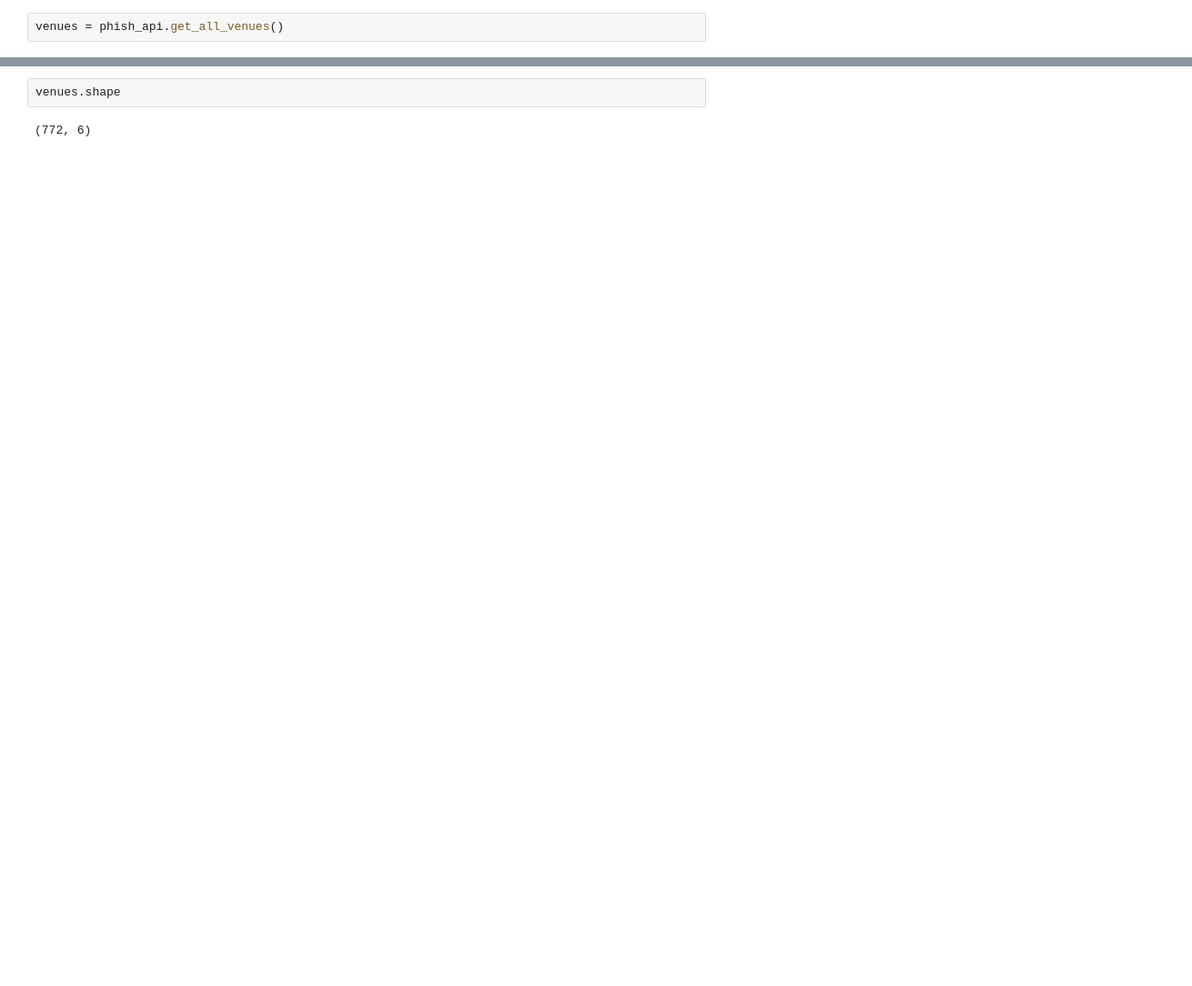
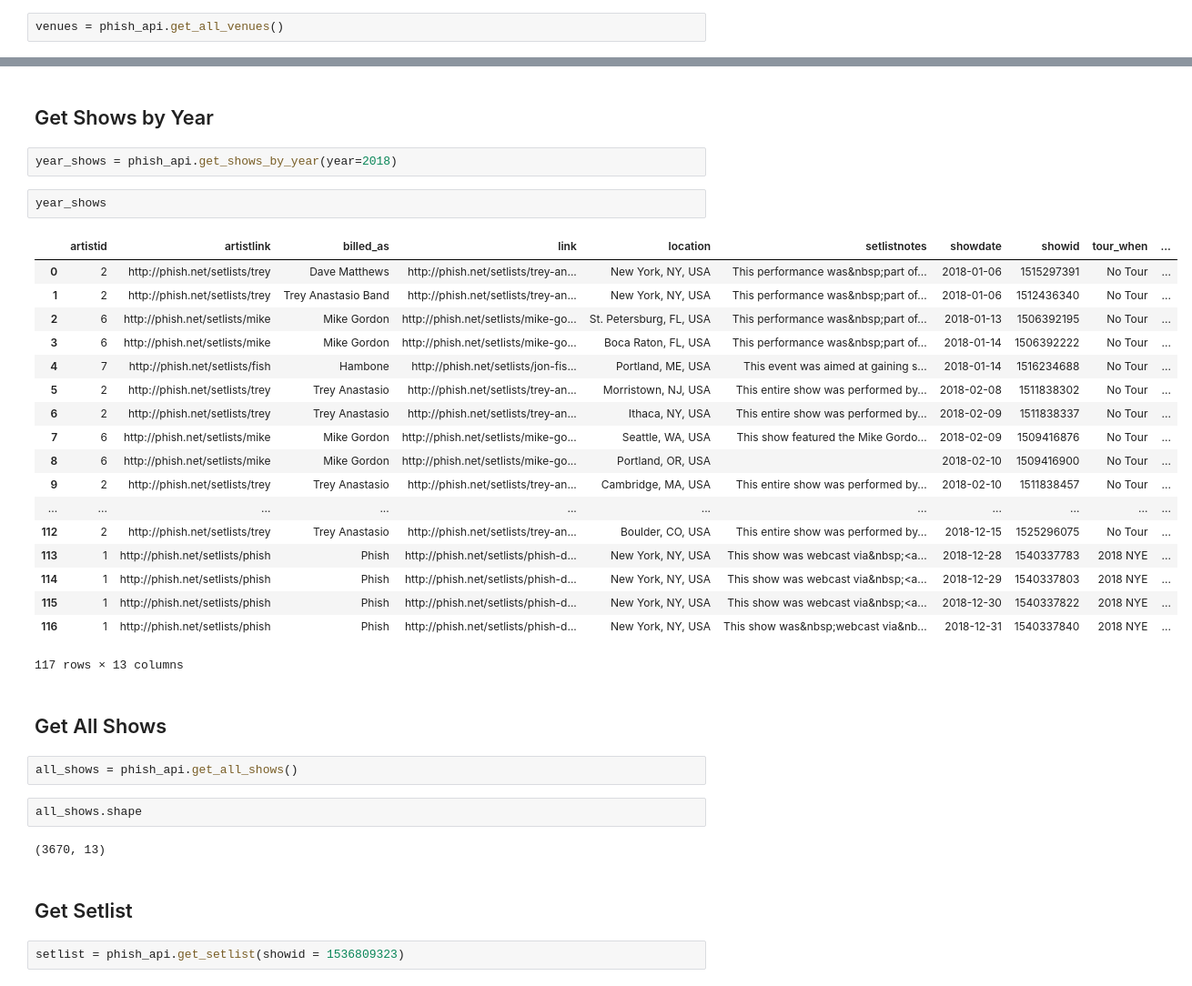
Before and after one commit to andrewrreed/phish-setlist-prediction, a Jupyter notebook: notebooks/api-example.ipynb, the cells around one changed output, grey strips where cells are left out. Shown: that part at 91% size. Cells and saved outputs as stored; diff of their text form; blank space fills up the shorter version.

```diff
--- a/notebooks/api-example.ipynb
+++ b/notebooks/api-example.ipynb
@@ -44,4 +42,37 @@ venues.head()
+# %% [markdown]
+## Get Shows by Year
+# %%
+year_shows = phish_api.get_shows_by_year(year=2018)
+# %%
+year_shows
+# %% [output]
+|  | artistid | artistlink | billed_as | link | location | setlistnotes | showdate | showid | tour_when | ... |
+| 0 | 2 | http://phish.net/setlists/trey | Dave Matthews | http://phish.net/setlists/trey-an... | New York, NY, USA | This performance was&nbsp;part of... | 2018-01-06 | 1515297391 | No Tour | ... |
+| 1 | 2 | http://phish.net/setlists/trey | Trey Anastasio Band | http://phish.net/setlists/trey-an... | New York, NY, USA | This performance was&nbsp;part of... | 2018-01-06 | 1512436340 | No Tour | ... |
+| 2 | 6 | http://phish.net/setlists/mike | Mike Gordon | http://phish.net/setlists/mike-go... | St. Petersburg, FL, USA | This performance was&nbsp;part of... | 2018-01-13 | 1506392195 | No Tour | ... |
+| 3 | 6 | http://phish.net/setlists/mike | Mike Gordon | http://phish.net/setlists/mike-go... | Boca Raton, FL, USA | This performance was&nbsp;part of... | 2018-01-14 | 1506392222 | No Tour | ... |
+| 4 | 7 | http://phish.net/setlists/fish | Hambone | http://phish.net/setlists/jon-fis... | Portland, ME, USA | This event was aimed at gaining s... | 2018-01-14 | 1516234688 | No Tour | ... |
+| 5 | 2 | http://phish.net/setlists/trey | Trey Anastasio | http://phish.net/setlists/trey-an... | Morristown, NJ, USA | This entire show was performed by... | 2018-02-08 | 1511838302 | No Tour | ... |
+| 6 | 2 | http://phish.net/setlists/trey | Trey Anastasio | http://phish.net/setlists/trey-an... | Ithaca, NY, USA | This entire show was performed by... | 2018-02-09 | 1511838337 | No Tour | ... |
+| 7 | 6 | http://phish.net/setlists/mike | Mike Gordon | http://phish.net/setlists/mike-go... | Seattle, WA, USA | This show featured the Mike Gordo... | 2018-02-09 | 1509416876 | No Tour | ... |
+| 8 | 6 | http://phish.net/setlists/mike | Mike Gordon | http://phish.net/setlists/mike-go... | Portland, OR, USA |  | 2018-02-10 | 1509416900 | No Tour | ... |
+| 9 | 2 | http://phish.net/setlists/trey | Trey Anastasio | http://phish.net/setlists/trey-an... | Cambridge, MA, USA | This entire show was performed by... | 2018-02-10 | 1511838457 | No Tour | ... |
+| ... | ... | ... | ... | ... | ... | ... | ... | ... | ... | ... |
+| 112 | 2 | http://phish.net/setlists/trey | Trey Anastasio | http://phish.net/setlists/trey-an... | Boulder, CO, USA | This entire show was performed by... | 2018-12-15 | 1525296075 | No Tour | ... |
+| 113 | 1 | http://phish.net/setlists/phish | Phish | http://phish.net/setlists/phish-d... | New York, NY, USA | This show was webcast via&nbsp;<a... | 2018-12-28 | 1540337783 | 2018 NYE | ... |
+| 114 | 1 | http://phish.net/setlists/phish | Phish | http://phish.net/setlists/phish-d... | New York, NY, USA | This show was webcast via&nbsp;<a... | 2018-12-29 | 1540337803 | 2018 NYE | ... |
+| 115 | 1 | http://phish.net/setlists/phish | Phish | http://phish.net/setlists/phish-d... | New York, NY, USA | This show was webcast via&nbsp;<a... | 2018-12-30 | 1540337822 | 2018 NYE | ... |
+| 116 | 1 | http://phish.net/setlists/phish | Phish | http://phish.net/setlists/phish-d... | New York, NY, USA | This show was&nbsp;webcast via&nb... | 2018-12-31 | 1540337840 | 2018 NYE | ... |
+117 rows × 13 columns
+# %% [markdown]
+## Get All Shows
+# %%
+all_shows = phish_api.get_all_shows()
 # %%
-venues.shape
+all_shows.shape
 # %% [output]
-(772, 6)
+(3670, 13)
+# %% [markdown]
+## Get Setlist
+# %%
+setlist = phish_api.get_setlist(showid = 1536809323)
```
Also changed, not shown: parts of 7 cells of this notebook.
